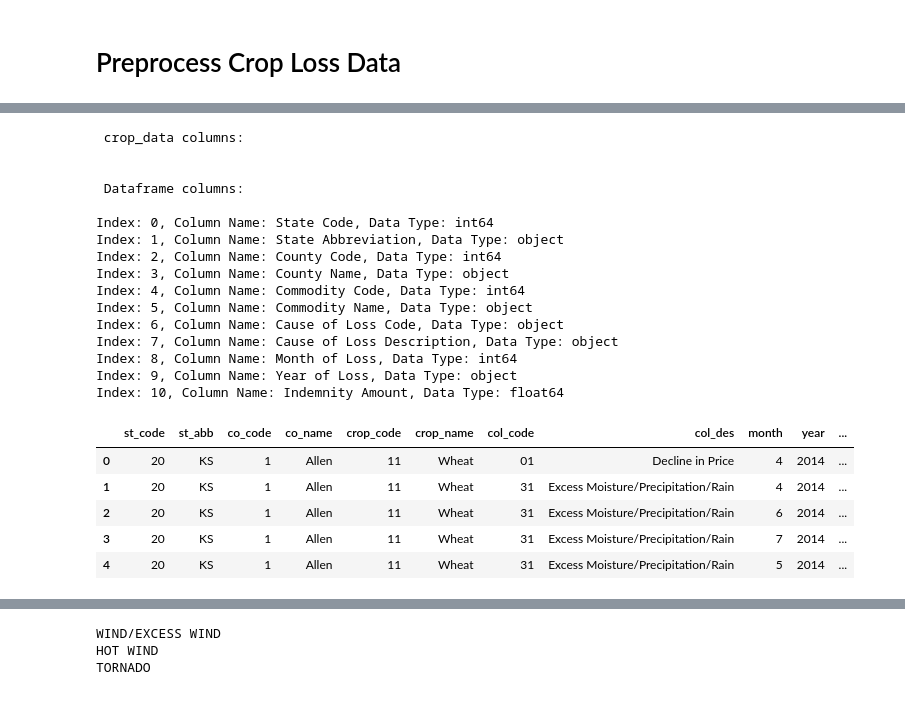
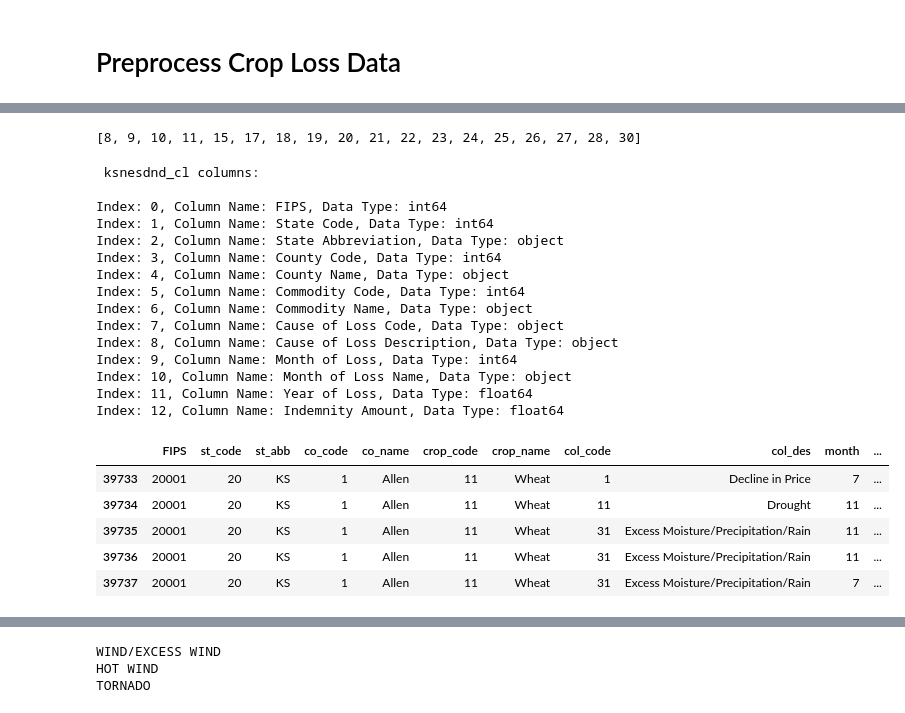
Before and after one commit to ehlenbergerjl/WindBreak, a Jupyter notebook: eda_2a_crop_pre.ipynb, the cells around one changed output, grey strips where cells are left out. Cells and saved outputs as stored; diff of their text form; code cells hidden in the pictures.

```diff
--- a/eda_2a_crop_pre.ipynb
+++ b/eda_2a_crop_pre.ipynb
@@ -68,8 +103,12 @@ Data
 Stored 'src_dir' (str)
 # %% [markdown]
 # Preprocess Crop Loss Data
+# %%
+df = pd.read_csv(os.path.join(src_dir, 'crop_loss_COL/colsom_2019_raw.csv'))
 # %%
-years = [str(year) for year in range(2014, 2020)]
-states = ['KS', 'NE']
-crop_data = combine_files(src_dir+'/_alldata', years, states)
+# years = [str(year) for year in range(2014, 2020)]
+states = ['KS', 'NE', 'SD', 'ND']
+# crop_data = combine_files(src_dir+'/_alldata', years, states)
+ksnesdnd_cl = df[df['State Abbreviation'].isin(states)]
+ksnesdnd_cl.to_csv(os.path.join(src_dir, 'crop_loss_COL/colsom_2019_ksnesdnd_raw.csv'))
 # %%
@@ -110,52 +155,59 @@ Index: 29, Column Name: Loss Ratio, Data Type: float64
+# %%
+numbers = [7, 8, 9, 10, 14, 16, 17, 18, 19, 20, 21, 22, 23, 24, 25, 26, 27, 29]
+numbers_plus_one = [number + 1 for number in numbers]
+print(numbers_plus_one)
+# %% [output]
+[8, 9, 10, 11, 15, 17, 18, 19, 20, 21, 22, 23, 24, 25, 26, 27, 28, 30]
 # %%
-columns_to_drop = crop_data.columns[[0, 7, 8, 9, 10, 14, 16, 17, 18, 19, 20, 21, 22, 23, 24, 25, 26, 27, 29]]
-crop_data = crop_data.drop(columns=columns_to_drop)
+
+columns_to_drop = ksnesdnd_cl.columns[[0, 8, 9, 10, 11, 17, 18, 19, 20, 21, 22, 23, 24, 25, 26, 27, 28, 30]]
+ksnesdnd_cl = ksnesdnd_cl.drop(columns=columns_to_drop)
 # %%
 # get column names with their index
-print('\n', 'crop_data columns:', '\n')
-print_cols(crop_data)
+print('\n', 'ksnesdnd_cl columns:', '\n')
+print_cols(ksnesdnd_cl)
 # %% [output]
- crop_data columns:
+ ksnesdnd_cl columns:
 
-
- Dataframe columns:
-
-Index: 0, Column Name: State Code, Data Type: int64
-Index: 1, Column Name: State Abbreviation, Data Type: object
-Index: 2, Column Name: County Code, Data Type: int64
-Index: 3, Column Name: County Name, Data Type: object
-Index: 4, Column Name: Commodity Code, Data Type: int64
-Index: 5, Column Name: Commodity Name, Data Type: object
-Index: 6, Column Name: Cause of Loss Code, Data Type: object
-Index: 7, Column Name: Cause of Loss Description, Data Type: object
-Index: 8, Column Name: Month of Loss, Data Type: int64
-Index: 9, Column Name: Year of Loss, Data Type: object
-Index: 10, Column Name: Indemnity Amount, Data Type: float64
+Index: 0, Column Name: FIPS, Data Type: int64
+Index: 1, Column Name: State Code, Data Type: int64
+Index: 2, Column Name: State Abbreviation, Data Type: object
+Index: 3, Column Name: County Code, Data Type: int64
+Index: 4, Column Name: County Name, Data Type: object
+Index: 5, Column Name: Commodity Code, Data Type: int64
+Index: 6, Column Name: Commodity Name, Data Type: object
+Index: 7, Column Name: Cause of Loss Code, Data Type: object
+Index: 8, Column Name: Cause of Loss Description, Data Type: object
+Index: 9, Column Name: Month of Loss, Data Type: int64
+Index: 10, Column Name: Month of Loss Name, Data Type: object
+Index: 11, Column Name: Year of Loss, Data Type: float64
+Index: 12, Column Name: Indemnity Amount, Data Type: float64
 # %%
-crop_data = crop_data.rename(columns={
+ksnesdnd_cl = ksnesdnd_cl.rename(columns={
     'Month of Loss': 'month',
+    'Month of Loss Name': 'mo_name',
     'Year of Loss': 'year',
     'State Abbreviation': 'st_abb',
     'State Code': 'st_code',
     'County Code': 'co_code',
     'County Name': 'co_name',
     'Commodity Name': 'crop_name',
     'Commodity Code': 'crop_code',
     'Cause of Loss Code': 'col_code',
     'Cause of Loss Description': 'col_des',
     'Indemnity Amount': 'indemnity'
 })
 # Create 'fips' column by concatenating 'State Code' and 'County Code'
-crop_data['fips'] = crop_data['st_code'].astype(str).str.zfill(2) + crop_data['co_code'].astype(str).str.zfill(3)
+ksnesdnd_cl['fips'] = ksnesdnd_cl['st_code'].astype(str).str.zfill(2) + ksnesdnd_cl['co_code'].astype(str).str.zfill(3)
 
 # Create 'yrmo' column by concatenating 'Year of Loss' and 'Month of Loss'
-crop_data['yrmo'] = crop_data['year'].astype(int).astype(str) + crop_data['month'].astype(
+ksnesdnd_cl['yrmo'] = ksnesdnd_cl['year'].astype(int).astype(str) + ksnesdnd_cl['month'].astype(
     str).str.zfill(2)
-crop_data.head()
+ksnesdnd_cl.head()
 # %% [output]
-|  | st_code | st_abb | co_code | co_name | crop_code | crop_name | col_code | col_des | month | year | ... |
-| 0 | 20 | KS | 1 | Allen | 11 | Wheat | 01 | Decline in Price | 4 | 2014 | ... |
-| 1 | 20 | KS | 1 | Allen | 11 | Wheat | 31 | Excess Moisture/Precipitation/Rain | 4 | 2014 | ... |
-| 2 | 20 | KS | 1 | Allen | 11 | Wheat | 31 | Excess Moisture/Precipitation/Rain | 6 | 2014 | ... |
-| 3 | 20 | KS | 1 | Allen | 11 | Wheat | 31 | Excess Moisture/Precipitation/Rain | 7 | 2014 | ... |
-| 4 | 20 | KS | 1 | Allen | 11 | Wheat | 31 | Excess Moisture/Precipitation/Rain | 5 | 2014 | ... |
+|  | FIPS | st_code | st_abb | co_code | co_name | crop_code | crop_name | col_code | col_des | month | ... |
+| 39733 | 20001 | 20 | KS | 1 | Allen | 11 | Wheat | 1 | Decline in Price | 7 | ... |
+| 39734 | 20001 | 20 | KS | 1 | Allen | 11 | Wheat | 11 | Drought | 11 | ... |
+| 39735 | 20001 | 20 | KS | 1 | Allen | 11 | Wheat | 31 | Excess Moisture/Precipitation/Rain | 11 | ... |
+| 39736 | 20001 | 20 | KS | 1 | Allen | 11 | Wheat | 31 | Excess Moisture/Precipitation/Rain | 11 | ... |
+| 39737 | 20001 | 20 | KS | 1 | Allen | 11 | Wheat | 31 | Excess Moisture/Precipitation/Rain | 7 | ... |
```
Also changed, not shown: parts of 26 cells of this notebook, 14 other files.
